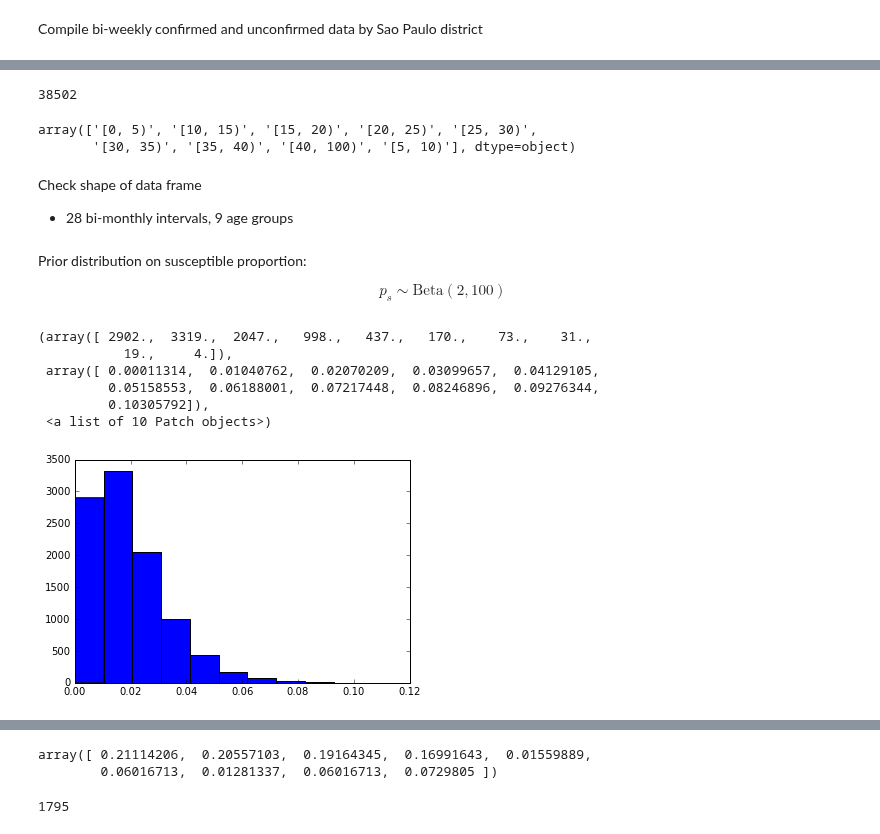
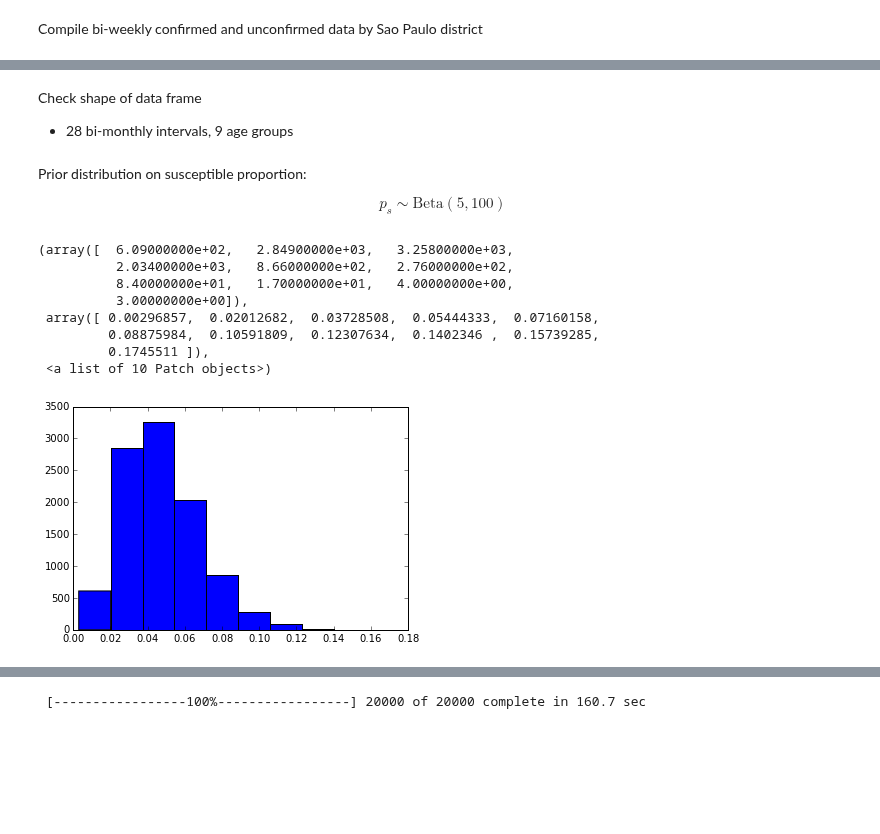
Before and after one commit to fonnesbeck/SaoPauloMeasles, a Jupyter notebook: Simple Measles Model.ipynb, the cells around one changed output, grey strips where cells are left out. Cells and saved outputs as stored; diff of their text form; code cells hidden in the pictures; blank space fills up the shorter version.

```diff
--- a/Simple Measles Model.ipynb
+++ b/Simple Measles Model.ipynb
@@ -230,13 +364,3 @@ I_obs.max()
-# %%
-I_obs.sum()
-# %% [output]
-38502
-# %%
-age_groups = np.sort(measles_data['AGE_GROUP'].unique())
-age_groups
-# %% [output]
-array(['[0, 5)', '[10, 15)', '[15, 20)', '[20, 25)', '[25, 30)',
-       '[30, 35)', '[35, 40)', '[40, 100)', '[5, 10)'], dtype=object)
 # %% [markdown]
 Check shape of data frame
 
@@ -246,18 +370,20 @@ assert I_obs.shape == (28, len(age_groups))
 # %% [markdown]
 Prior distribution on susceptible proportion:
 
-$$p_s \sim \text{Beta}(2, 100)$$
+$$p_s \sim \text{Beta}(5, 100)$$
 # %%
 from pymc import rbeta
-plt.hist(rbeta(2, 100, 10000))
+plt.hist(rbeta(5, 100, 10000))
 # %% [output]
-(array([ 2902.,  3319.,  2047.,   998.,   437.,   170.,    73.,    31.,
-           19.,     4.]),
- array([ 0.00011314,  0.01040762,  0.02070209,  0.03099657,  0.04129105,
-         0.05158553,  0.06188001,  0.07217448,  0.08246896,  0.09276344,
-         0.10305792]),
+(array([  6.09000000e+02,   2.84900000e+03,   3.25800000e+03,
+          2.03400000e+03,   8.66000000e+02,   2.76000000e+02,
+          8.40000000e+01,   1.70000000e+01,   4.00000000e+00,
+          3.00000000e+00]),
+ array([ 0.00296857,  0.02012682,  0.03728508,  0.05444333,  0.07160158,
+         0.08875984,  0.10591809,  0.12307634,  0.1402346 ,  0.15739285,
+         0.1745511 ]),
  <a list of 10 Patch objects>)
-[figure, old version]
+[figure, new version]
 # %%
 I_obs
 # %% [output]
@@ -285,12 +415,3 @@ I_obs_t = I_obs[obs_index]
-# %%
-np.sum(I_obs_t, (0)) / float(I_obs_t.sum())
-# %% [output]
-array([ 0.21114206,  0.20557103,  0.19164345,  0.16991643,  0.01559889,
-        0.06016713,  0.01281337,  0.06016713,  0.0729805 ])
-# %%
-I_obs_t.sum((0,1))
-# %% [output]
-1795
 # %%
 from pymc3 import *
 import theano.tensor as tt
@@ -326,8 +471,9 @@ burn = 90000
 # %%
 with model:
+    start = find_MAP()
+    step1 = NUTS(vars=model.cont_vars, scaling=start)
+    step2 = Metropolis(vars=model.disc_vars)
 
-    scaling = find_MAP(vars=model.cont_vars)
-    steps = Metropolis(vars=model.disc_vars), NUTS(vars=model.cont_vars,
-                                                   scaling=scaling)
-
-    trace = sample(100000, step=steps, njobs=2)
+    trace = sample(iterations, step=steps, start=start)
+# %% [output]
+ [-----------------100%-----------------] 20000 of 20000 complete in 160.7 sec
```
Also changed, not shown: parts of 33 cells of this notebook.
